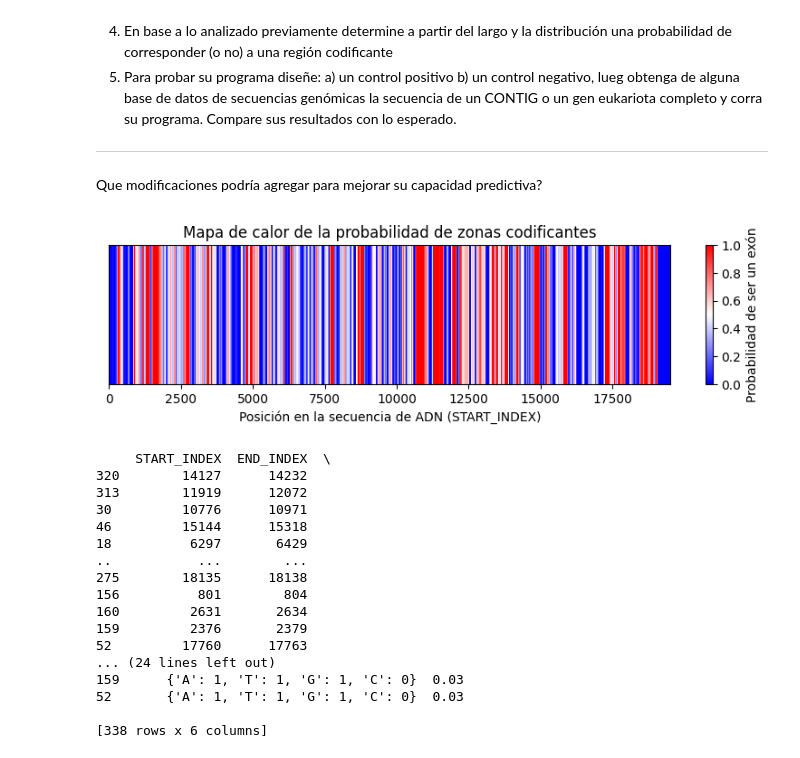
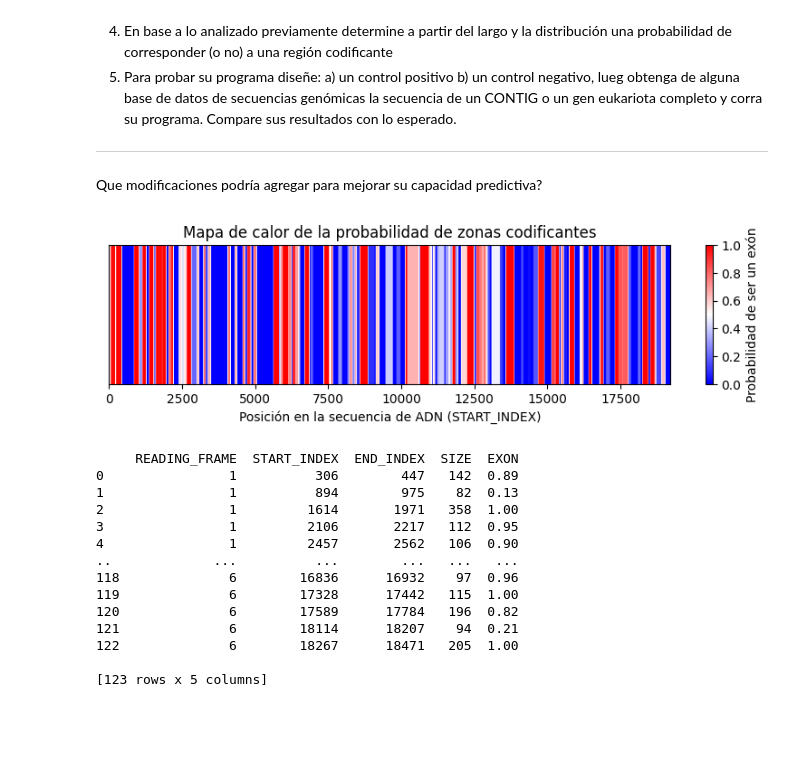
Before and after one commit to agusscarmu/Advanced_Bioinformatic, a Jupyter notebook: TP1.ipynb, the cells around one changed output. Cells and saved outputs as stored; diff of their text form; code cells hidden in the pictures; blank space fills up the shorter version.

```diff
--- a/TP1.ipynb
+++ b/TP1.ipynb
@@ -323,7 +309,10 @@ GGGAGAACCAGGTGGGATTGACAGTGGTAAATGTGTTGACCACGAGTAAAAACAGGGCCCGGAAGCGGGGCTATATAGAA
 2. Iteramos los resultados filtrando por IdList para hacer una busqueda similar al ejercicio anterior
 3. Agregamos a la lista cada resultado
 # %%
-search_handle = Entrez.esearch(db="nucleotide", term="TP53", rettype="fasta", retmax=100)
+# Cambiar variable para especificar la cantidad de resultados que se quieren traer (cuanto mayor el numero mayor la cantidad de tiempo de espera y mejor el resultado del machine learning)
+amount = 100
+# ESearch busca y recupera identificadores primarios (para su uso en EFetch, ELink, y ESummary) y traducciones de términos, y opcionalmente conserva los resultados para su uso futuro en el entorno del usuario.
+search_handle = Entrez.esearch(db="nucleotide", term="TP53", rettype="fasta", retmax=amount)
 search_results = Entrez.read(search_handle)
 search_handle.close()
 # %%
@@ -429,7 +419,7 @@ Precisión: 0.95
 # %%
 class Orf:
 
-    def __init__(self, seq, start_index, end_index):
+    def __init__(self, seq, start_index, end_index, reading_frame):
         """
         :param seq: Secuencia de ADN del ORF.
         :param start_index: Índice de inicio del ORF en la secuencia.
@@ -442,6 +432,7 @@ class Orf:
         self.size = end_index - start_index + 1
         self.b_distr = base_distribution(seq)
         self.exon_probability = self.calculate_exon_probability()
+        self.reading_frame = reading_frame
 
 
     def calculate_exon_probability(self):
@@ -683,100 +672,97 @@ def read_dna_file(file):
         r_seq = list(SeqIO.parse(f, "fasta"))
         return r_seq[0].seq
 # %%
-def obtain_all_open_reading_frames(sequence):
-    start_codon = "ATG"
+def obtain_all_open_reading_frames(sequence, minimal_lenght):
+    start_codon = ["ATG"]
     end_codons = ["TAA", "TAG", "TGA"]
     all_rf = []
-    my_seq_reverse = Seq.complement(sequence)
+    my_seq_reverse = Seq.reverse_complement(sequence)
     all_orf = []
 
 
+    #Obtenemos todos los marcos de lectura
     for i in range(3):
         all_rf.append(sequence[i:])
         all_rf.append(my_seq_reverse[i:])
 
 
-
+    rf = 0
     for reading_frame in all_rf:
+        rf = rf+1
         sequence_of_orf = ""
         current_in_orf = False
         start_index = 0
-        end_index = 0
         for i in range(0, len(reading_frame) - 3, 3):
             codon = reading_frame[i:i + 3]
             if not current_in_orf:
-                if codon == start_codon:
+                if codon in start_codon:
                     current_in_orf = True
                     sequence_of_orf = codon
                     start_index = i
             else:
                 if codon in end_codons:
-                    end_index = i
-                    current_orf = Orf(sequence_of_orf, start_index, end_index)
-                    all_orf.append(current_orf)
-                    start_index = i
+                    end_index = i+3
+                    if end_index - start_index >= minimal_lenght:
+                        current_orf = Orf(sequence_of_orf, start_index, end_index, rf)
+                        all_orf.append(current_orf)
+                    start_index = i+3
                     sequence_of_orf = ""
                     current_in_orf = False
                 else:
-                    sequence_of_orf += reading_frame[i:i + 3]
-
+                    sequence_of_orf += codon
     return all_orf
 # %%
-def obtain_orfs(f, graphic=False):
+def obtain_orfs(f, minimal_lenght = 75, graphic=False):
     sequence = read_dna_file(f)
-    all_reading_frames = obtain_all_open_reading_frames(sequence)
+    all_reading_frames = obtain_all_open_reading_frames(sequence, minimal_lenght = minimal_lenght)
     my_df = pd.DataFrame({
+        'READING_FRAME': [orf.reading_frame for orf in all_reading_frames],
         'START_INDEX': [orf.start_index for orf in all_reading_frames],
         'END_INDEX': [orf.end_index for orf in all_reading_frames],
         'ORF': [''.join(orf.seq) for orf in all_reading_frames],
         'SIZE': [orf.size for orf in all_reading_frames],
         'DISTRIBUTION': [orf.b_distr for orf in all_reading_frames],
         'EXON': [orf.exon_probability for orf in all_reading_frames]
     })
 
     if graphic:
         max_index = my_df['START_INDEX'].max() + my_df['SIZE'].max()
         heatmap = np.zeros(max_index)
 
-        # Llenar el array de mapa de calor con las probabilidades de exón
         for _, row in my_df.iterrows():
             start = row['START_INDEX']
             size = row['SIZE']
             exon = row['EXON']
             heatmap[start:start + size] = exon
 
-        # Graficar el mapa de calor
         plt.figure(figsize=(10, 2))
         plt.imshow(heatmap[np.newaxis, :], cmap='bwr', aspect='auto')
         plt.colorbar(label='Probabilidad de ser un exón')
         plt.xlabel('Posición en la secuencia de ADN (START_INDEX)')
         plt.title('Mapa de calor de la probabilidad de zonas codificantes')
-        plt.yticks([])  # Ocultar el eje y ya que no es relevante en este caso
+        plt.yticks([])
 
         plt.show()
     return my_df
 
 file = "./documents/TP53.fna"
 my_orfs = obtain_orfs(file, graphic=True)
 # %% [output]
-[figure, old version]
+[figure, new version]
 # %%
-print(my_orfs.sort_values(by='EXON', ascending=False))
+print(my_orfs[['READING_FRAME','START_INDEX','END_INDEX','SIZE','EXON']].sort_values(by='READING_FRAME', ascending=True))
 # %% [output]
-     START_INDEX  END_INDEX  \
-320        14127      14232
-313        11919      12072
-30         10776      10971
-46         15144      15318
-18          6297       6429
-..           ...        ...
-275        18135      18138
-156          801        804
-160         2631       2634
-159         2376       2379
-52         17760      17763
-... (24 lines left out)
-159      {'A': 1, 'T': 1, 'G': 1, 'C': 0}  0.03
-52       {'A': 1, 'T': 1, 'G': 1, 'C': 0}  0.03
+     READING_FRAME  START_INDEX  END_INDEX  SIZE  EXON
+0                1          306        447   142  0.89
+1                1          894        975    82  0.13
+2                1         1614       1971   358  1.00
+3                1         2106       2217   112  0.95
+4                1         2457       2562   106  0.90
+..             ...          ...        ...   ...   ...
+118              6        16836      16932    97  0.96
+119              6        17328      17442   115  1.00
+120              6        17589      17784   196  0.82
+121              6        18114      18207    94  0.21
+122              6        18267      18471   205  1.00
 
-[338 rows x 6 columns]
+[123 rows x 5 columns]
```
Also changed, not shown: parts of 20 cells of this notebook.
